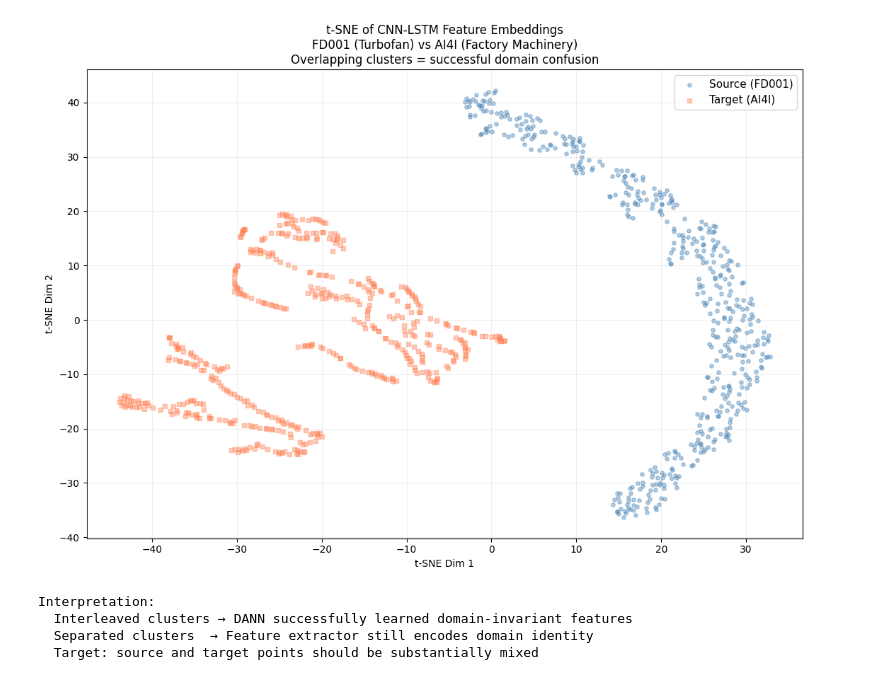
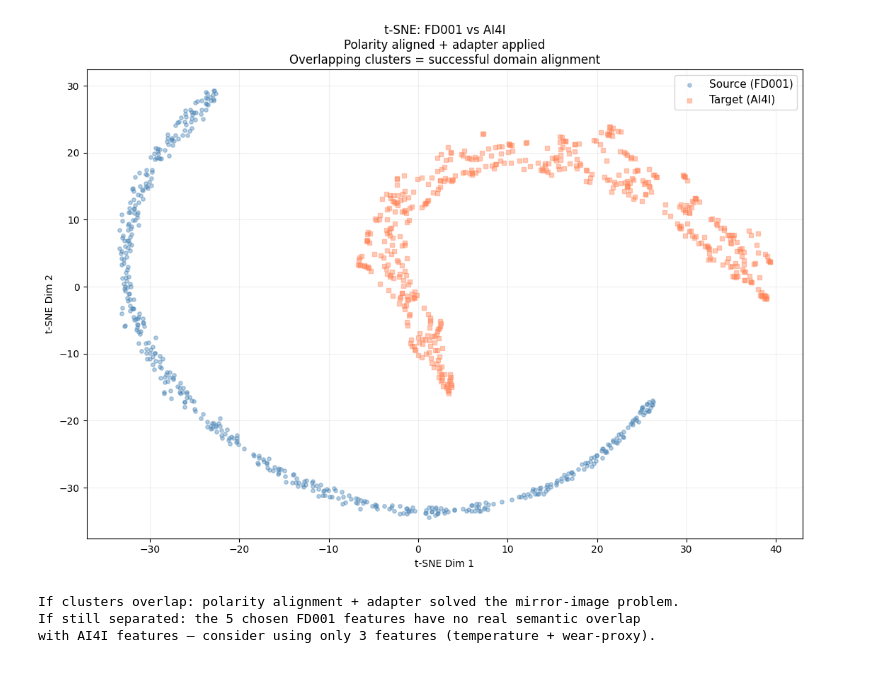
Before and after one commit to SKYTAN-050107/VHack_RUL_Predictions, a Jupyter notebook: notebooks/05_lstm_dann_domain_adaptation.ipynb, the cells around one changed output. Saved outputs shown, nothing was run; the diff lists cells and outputs as text; code cells hidden in the pictures.

```diff
--- a/notebooks/05_lstm_dann_domain_adaptation.ipynb
+++ b/notebooks/05_lstm_dann_domain_adaptation.ipynb
@@ -375,12 +551,23 @@ Convergence score: 0.1749
 # %%
+# ── CELL 14: t-SNE — expect overlap now ──────────────────────────────────────
+# After polarity alignment:
+#   Both arcs should curve in the SAME direction.
+# After adapter training:
+#   Residual rotation/scaling is removed.
+# Expected: interleaved or overlapping clusters instead of two islands.
+
 feature_extractor = get_cnn_lstm_feature_extractor(dann_model)
 
-N_VIS = min(500, len(X_src_tr), len(X_tgt))
-feats_src = feature_extractor.predict(X_src_tr[:N_VIS], verbose=0, batch_size=128)
-feats_tgt = feature_extractor.predict(X_tgt[:N_VIS],   verbose=0, batch_size=128)
+# Apply adapter to target features before extracting
+N_VIS         = min(500, len(X_src_tr), len(X_tgt))
+X_tgt_adapted = adapter_model.predict(X_tgt[:N_VIS], verbose=0, batch_size=128)
+
+feats_src = feature_extractor.predict(X_src_tr[:N_VIS],  verbose=0, batch_size=128)
+feats_tgt = feature_extractor.predict(X_tgt_adapted,     verbose=0, batch_size=128)
 
 all_feats  = np.vstack([feats_src, feats_tgt])
-all_labels = [f'Source ({SOURCE_DS})'] * N_VIS + [f'Target ({TARGET_DS})'] * N_VIS
+all_labels = ([f'Source ({SOURCE_DS})'] * N_VIS +
+              [f'Target ({TARGET_DS})'] * N_VIS)
 
 tsne        = TSNE(n_components=2, perplexity=30, random_state=42, max_iter=1000)
 tsne_result = tsne.fit_transform(all_feats)
@@ -394,18 +581,17 @@ for label, color, marker in [
     ax.scatter(tsne_result[mask, 0], tsne_result[mask, 1],
                c=color, label=label, alpha=0.4, s=15, marker=marker)
 
-ax.set_title(f't-SNE of CNN-LSTM Feature Embeddings\n'
-             f'{SOURCE_DS} (Turbofan) vs {TARGET_DS} (Factory Machinery)\n'
-             f'Overlapping clusters = successful domain confusion',
-             fontsize=12)
+ax.set_title(
+    f't-SNE: {SOURCE_DS} vs {TARGET_DS}\n'
+    f'Polarity aligned + adapter applied\n'
+    f'Overlapping clusters = successful domain alignment',
+    fontsize=12
+)
 ax.legend(fontsize=11)
 ax.set_xlabel('t-SNE Dim 1'); ax.set_ylabel('t-SNE Dim 2')
-ax.grid(alpha=0.2)
-plt.tight_layout()
-plt.show()
+ax.grid(alpha=0.2); plt.tight_layout(); plt.show()
 
-print("\nInterpretation:")
-print("  Interleaved clusters → DANN successfully learned domain-invariant features")
-print("  Separated clusters  → Feature extractor still encodes domain identity")
-print("  Target: source and target points should be substantially mixed")
+print('If clusters overlap: polarity alignment + adapter solved the mirror-image problem.')
+print('If still separated: the 5 chosen FD001 features have no real semantic overlap')
+print('with AI4I features — consider using only 3 features (temperature + wear-proxy).')
 # %% [output]
@@ -412,5 +600,4 @@ print("  Target: source and target points should be substantially mixed")
-[figure, old version]
+[figure, new version]
-Interpretation:
-  Interleaved clusters → DANN successfully learned domain-invariant features
-  Separated clusters  → Feature extractor still encodes domain identity
-  Target: source and target points should be substantially mixed
+If clusters overlap: polarity alignment + adapter solved the mirror-image problem.
+If still separated: the 5 chosen FD001 features have no real semantic overlap
+with AI4I features — consider using only 3 features (temperature + wear-proxy).
```
Also changed, not shown: parts of 22 cells of this notebook, 13 other files.
